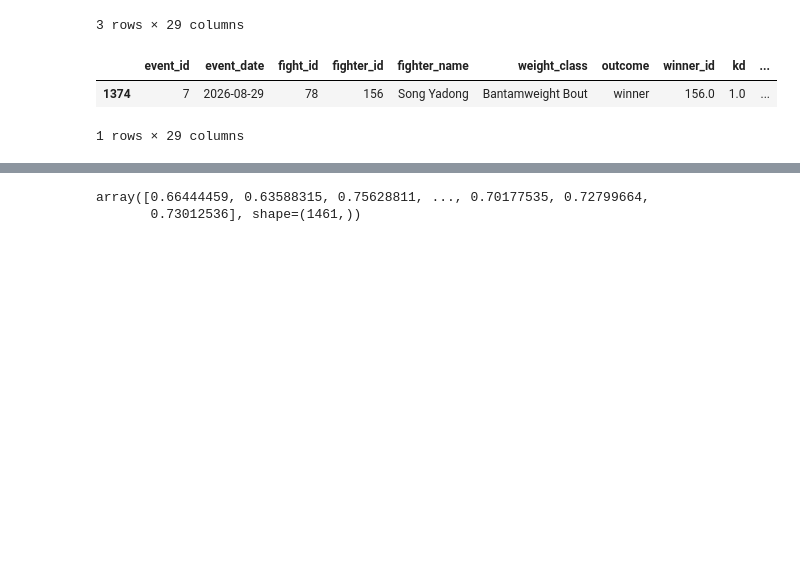
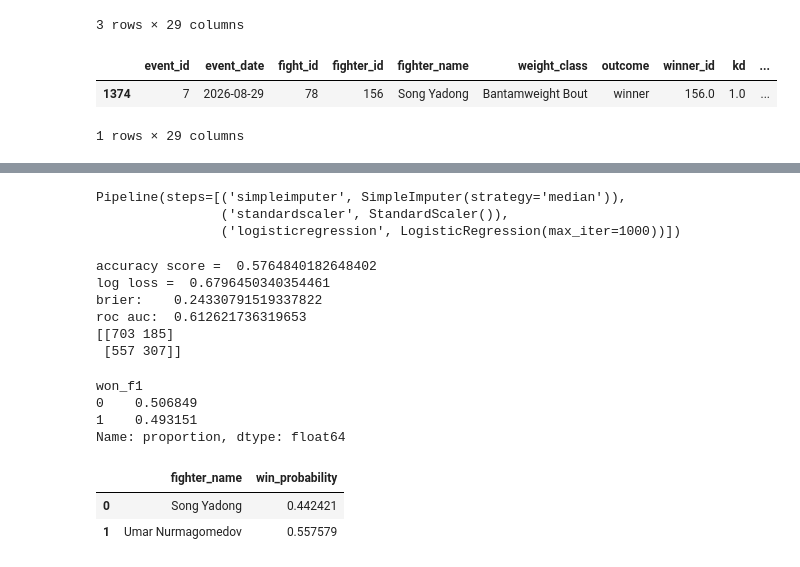
Before and after one commit to klin22/ufc-fight-predictor, a Jupyter notebook: notebooks/logistic_regression_baseline.ipynb, the cells around one changed output, grey strips where cells are left out. Saved outputs shown, nothing was run; the diff lists cells and outputs as text; code cells hidden in the pictures; blank space fills up the shorter version.

```diff
--- a/notebooks/logistic_regression_baseline.ipynb
+++ b/notebooks/logistic_regression_baseline.ipynb
@@ -198,19 +211,67 @@ from sklearn.preprocessing import StandardScaler
 from sklearn.linear_model import LogisticRegression
 from sklearn.pipeline import make_pipeline
 
-train = matches["event_date"] < pd.Timestamp("2024-01-01")
+# train = matches["event_date"] < pd.Timestamp("2024-01-01")
+#make train 70, val 20, test 10 by event date
+dates = matches["event_date"]
+val_start, test_start = dates.quantile([0.7, 0.9])
+
+train = dates < val_start
+val = (dates < test_start) & (dates >=val_start)
+test = dates >=test_start
 
 model = make_pipeline(
     SimpleImputer(strategy="median"),
     StandardScaler(),
     LogisticRegression(max_iter=1000),
 )
-
 model.fit(X.loc[train], y.loc[train])
-
-# Probability fighter 1 wins, for held-out fights.
-probabilities = model.predict_proba(X.loc[~train])[:, 1]
-probabilities
 # %% [output]
-array([0.66444459, 0.63588315, 0.75628811, ..., 0.70177535, 0.72799664,
-       0.73012536], shape=(1461,))
+Pipeline(steps=[('simpleimputer', SimpleImputer(strategy='median')),
+                ('standardscaler', StandardScaler()),
+                ('logisticregression', LogisticRegression(max_iter=1000))])
+# %%
+from sklearn.metrics import accuracy_score, log_loss, brier_score_loss, roc_auc_score, confusion_matrix
+
+val_probs = model.predict_proba(X.loc[val])[:, 1]
+y_val = y.loc[val]
+pred_val = (val_probs >=0.5).astype(int)
+print("accuracy score = ", accuracy_score(y_val, pred_val))
+print("log loss = ", log_loss(y_val, val_probs))
+print("brier:   ", brier_score_loss(y_val, val_probs))
+print("roc auc: ", roc_auc_score(y_val, val_probs))
+print(confusion_matrix(y_val, pred_val))
+# %% [output]
+accuracy score =  0.5764840182648402
+log loss =  0.6796450340354461
+brier:    0.24330791519337822
+roc auc:  0.612621736319653
+[[703 185]
+ [557 307]]
+# %%
+y.loc[val].value_counts(normalize=True)
+# %% [output]
+won_f1
+0    0.506849
+1    0.493151
+Name: proportion, dtype: float64
+# %%
+# song_umar prediction
+song_umar = matches.loc[matches["fight_id"].eq(78)]
+if len(song_umar) != 1:
+    raise ValueError("Expected exactly one matchup with fight_id 78")
+
+song_umar_probs = model.predict_proba(X.loc[song_umar.index])
+# Probability columns follow model.classes_, not the fighter order.
+class_probs = dict(zip(model.classes_, song_umar_probs[0]))
+fight = song_umar.iloc[0]
+
+prediction = pd.DataFrame({
+    "fighter_name": [fight["fighter_name_f1"], fight["fighter_name_f2"]],
+    "win_probability": [class_probs[1], class_probs[0]],
+})
+prediction
+# %% [output]
+|  | fighter_name | win_probability |
+| 0 | Song Yadong | 0.442421 |
+| 1 | Umar Nurmagomedov | 0.557579 |
```
Also changed, not shown: parts of 1 cell of this notebook.
